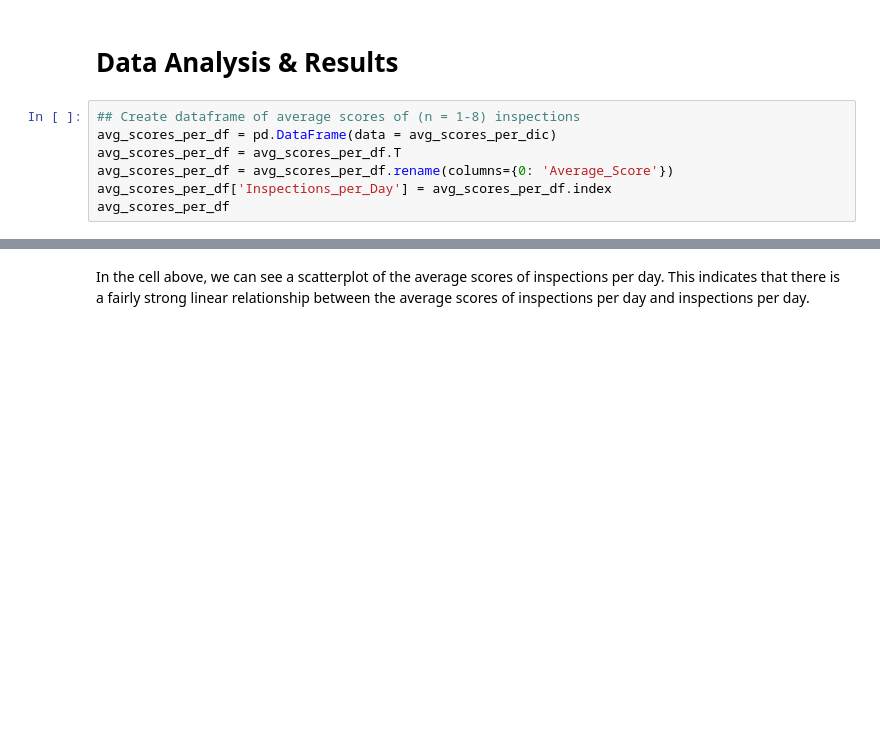
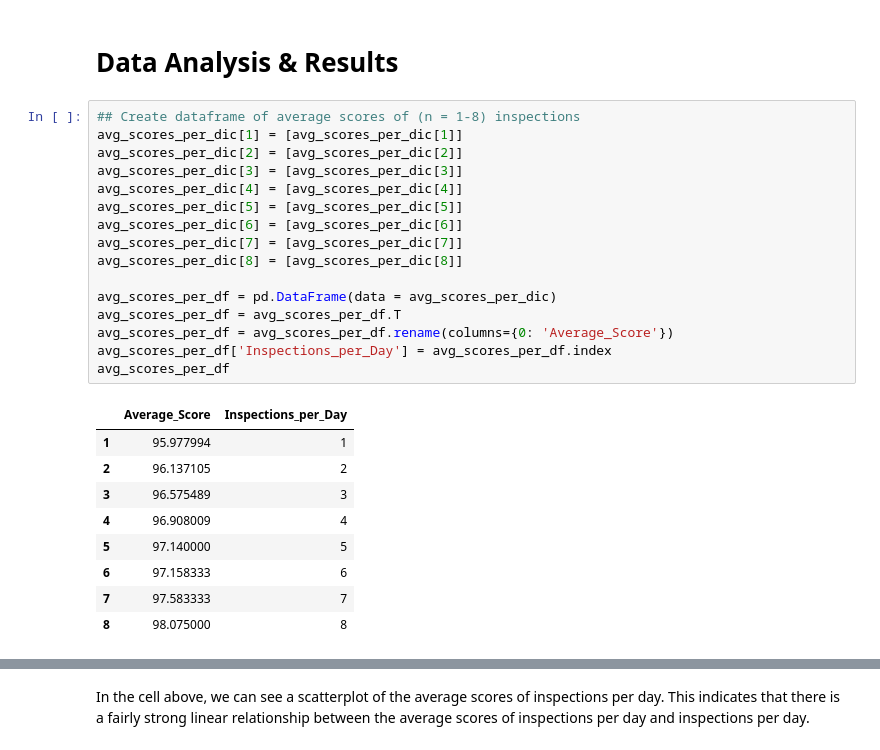
Before and after one commit to COGS108/individual_sp20, a Jupyter notebook: final_project/FinalProject_ayw034.ipynb, the cells around one changed output, grey strips where cells are left out. Saved outputs shown, nothing was run; the diff lists cells and outputs as text; blank space fills up the shorter version.

```diff
--- a/final_project/FinalProject_ayw034.ipynb
+++ b/final_project/FinalProject_ayw034.ipynb
@@ -241,11 +251,30 @@ for i in range(1, 9):
 # Data Analysis & Results
 # %%
 ## Create dataframe of average scores of (n = 1-8) inspections
+avg_scores_per_dic[1] = [avg_scores_per_dic[1]]
+avg_scores_per_dic[2] = [avg_scores_per_dic[2]]
+avg_scores_per_dic[3] = [avg_scores_per_dic[3]]
+avg_scores_per_dic[4] = [avg_scores_per_dic[4]]
+avg_scores_per_dic[5] = [avg_scores_per_dic[5]]
+avg_scores_per_dic[6] = [avg_scores_per_dic[6]]
+avg_scores_per_dic[7] = [avg_scores_per_dic[7]]
+avg_scores_per_dic[8] = [avg_scores_per_dic[8]]
+
 avg_scores_per_df = pd.DataFrame(data = avg_scores_per_dic)
 avg_scores_per_df = avg_scores_per_df.T
 avg_scores_per_df = avg_scores_per_df.rename(columns={0: 'Average_Score'})
 avg_scores_per_df['Inspections_per_Day'] = avg_scores_per_df.index
 avg_scores_per_df
+# %% [output]
+|  | Average_Score | Inspections_per_Day |
+| 1 | 95.977994 | 1 |
+| 2 | 96.137105 | 2 |
+| 3 | 96.575489 | 3 |
+| 4 | 96.908009 | 4 |
+| 5 | 97.140000 | 5 |
+| 6 | 97.158333 | 6 |
+| 7 | 97.583333 | 7 |
+| 8 | 98.075000 | 8 |
 # %%
 ## Create scatterplot of inspections per day as the x axis and the average score as the y axis
 sns.scatterplot(x='Inspections_per_Day', y='Average_Score', data=avg_scores_per_df, s=100)
```
Also changed, not shown: parts of 5 cells of this notebook, 2 other files.
